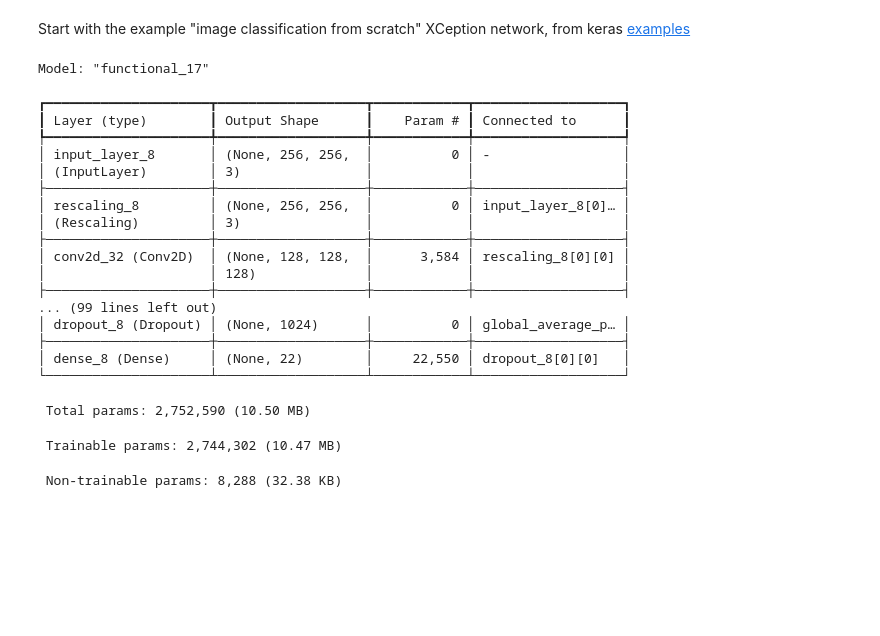
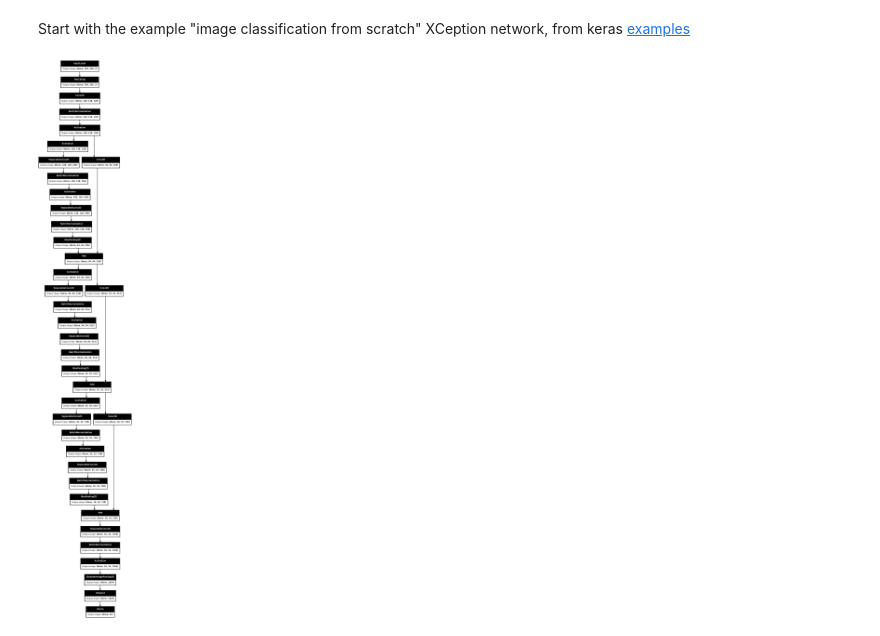
Before and after one commit to microlei/plankton, a Jupyter notebook: gan.ipynb, the cells around one changed output. Cells and saved outputs as stored; diff of their text form; code cells hidden in the pictures; blank space fills up the shorter version.

```diff
--- a/gan.ipynb
+++ b/gan.ipynb
@@ -152,6 +158,8 @@ for images, labels in train_ds.take(1):
 # %% [markdown]
 Start with the example "image classification from scratch" XCeption network, from keras [examples](https://keras.io/examples/vision/image_classification_from_scratch/)
 # %%
+image_size = (256, 256)
+batch_size = 32
 def make_model(input_shape, num_classes):
     inputs = keras.Input(shape=input_shape)
 
@@ -170,56 +178,36 @@ def make_model(input_shape, num_classes):
 
         x = layers.Activation("relu")(x)
         x = layers.SeparableConv2D(size, 3, padding="same")(x)
         x = layers.BatchNormalization()(x)
 
         x = layers.MaxPooling2D(3, strides=2, padding="same")(x)
 
         # Project residual
         residual = layers.Conv2D(size, 1, strides=2, padding="same")(
             previous_block_activation
         )
         x = layers.add([x, residual])  # Add back residual
         previous_block_activation = x  # Set aside next residual
 
     x = layers.SeparableConv2D(1024, 3, padding="same")(x)
     x = layers.BatchNormalization()(x)
     x = layers.Activation("relu")(x)
 
     x = layers.GlobalAveragePooling2D()(x)
     if num_classes == 2:
         units = 1
     else:
         units = num_classes
 
     x = layers.Dropout(0.25)(x)
     # We specify activation=None so as to return logits
     outputs = layers.Dense(units, activation=None)(x)
     return keras.Model(inputs, outputs)
 model = make_model(input_shape=image_size + (3,), num_classes=22)
-# keras.utils.plot_model(model, show_shapes=True)
-model.summary()
+keras.utils.plot_model(model, show_shapes=True)
+#model.summary()
 # %% [output]
-Model: "functional_17"
-┏━━━━━━━━━━━━━━━━━━━━━┳━━━━━━━━━━━━━━━━━━━┳━━━━━━━━━━━━┳━━━━━━━━━━━━━━━━━━━┓
-┃ Layer (type)        ┃ Output Shape      ┃    Param # ┃ Connected to      ┃
-┡━━━━━━━━━━━━━━━━━━━━━╇━━━━━━━━━━━━━━━━━━━╇━━━━━━━━━━━━╇━━━━━━━━━━━━━━━━━━━┩
-│ input_layer_8       │ (None, 256, 256,  │          0 │ -                 │
-│ (InputLayer)        │ 3)                │            │                   │
-├─────────────────────┼───────────────────┼────────────┼───────────────────┤
-│ rescaling_8         │ (None, 256, 256,  │          0 │ input_layer_8[0]… │
-│ (Rescaling)         │ 3)                │            │                   │
-├─────────────────────┼───────────────────┼────────────┼───────────────────┤
-│ conv2d_32 (Conv2D)  │ (None, 128, 128,  │      3,584 │ rescaling_8[0][0] │
-│                     │ 128)              │            │                   │
-├─────────────────────┼───────────────────┼────────────┼───────────────────┤
-... (99 lines left out)
-│ dropout_8 (Dropout) │ (None, 1024)      │          0 │ global_average_p… │
-├─────────────────────┼───────────────────┼────────────┼───────────────────┤
-│ dense_8 (Dense)     │ (None, 22)        │     22,550 │ dropout_8[0][0]   │
-└─────────────────────┴───────────────────┴────────────┴───────────────────┘
- Total params: 2,752,590 (10.50 MB)
- Trainable params: 2,744,302 (10.47 MB)
- Non-trainable params: 8,288 (32.38 KB)
+[figure, added]
 # %%
 epochs = 25
 
```
Also changed, not shown: parts of 12 cells of this notebook, 1 other file.
